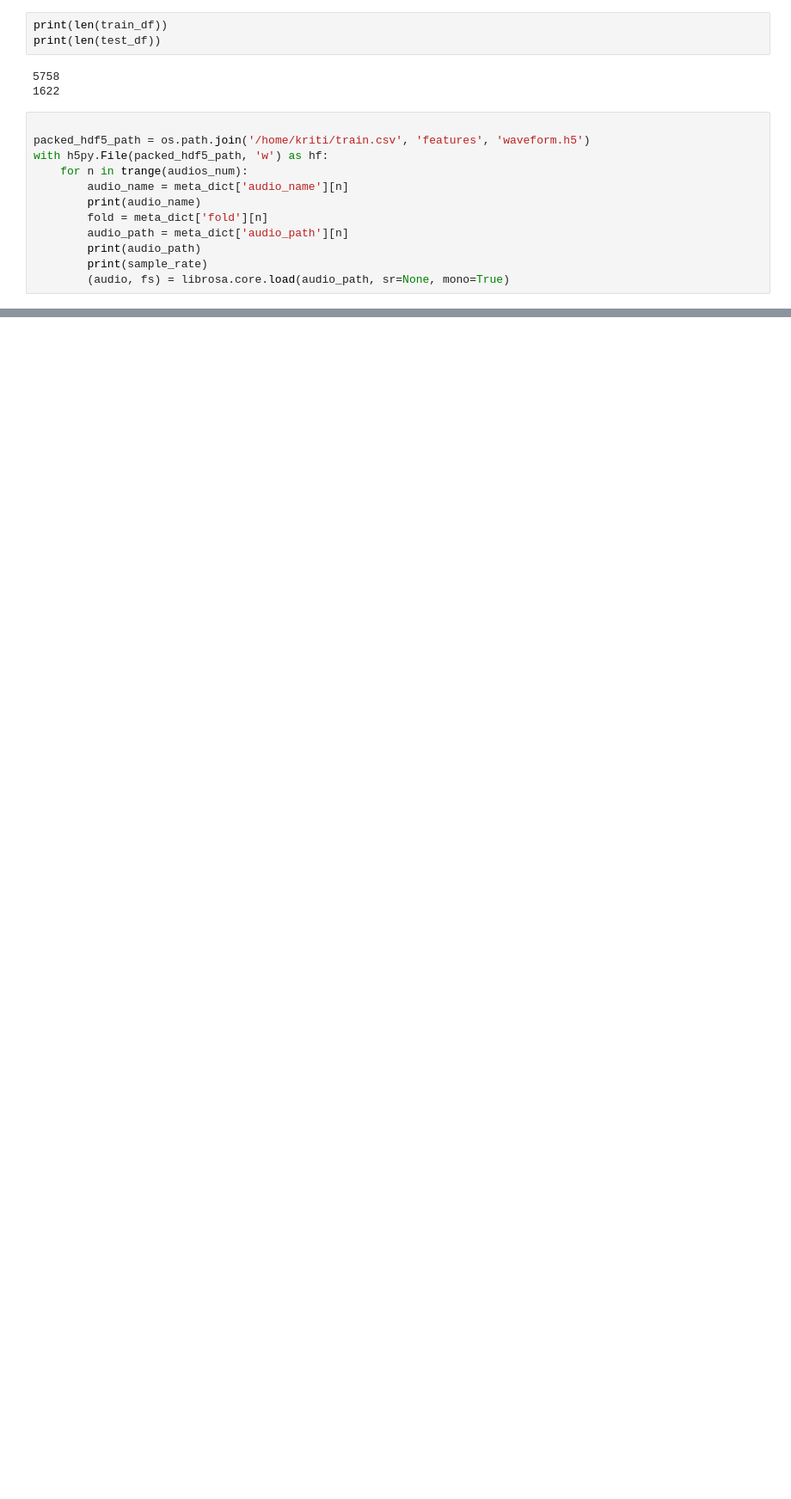
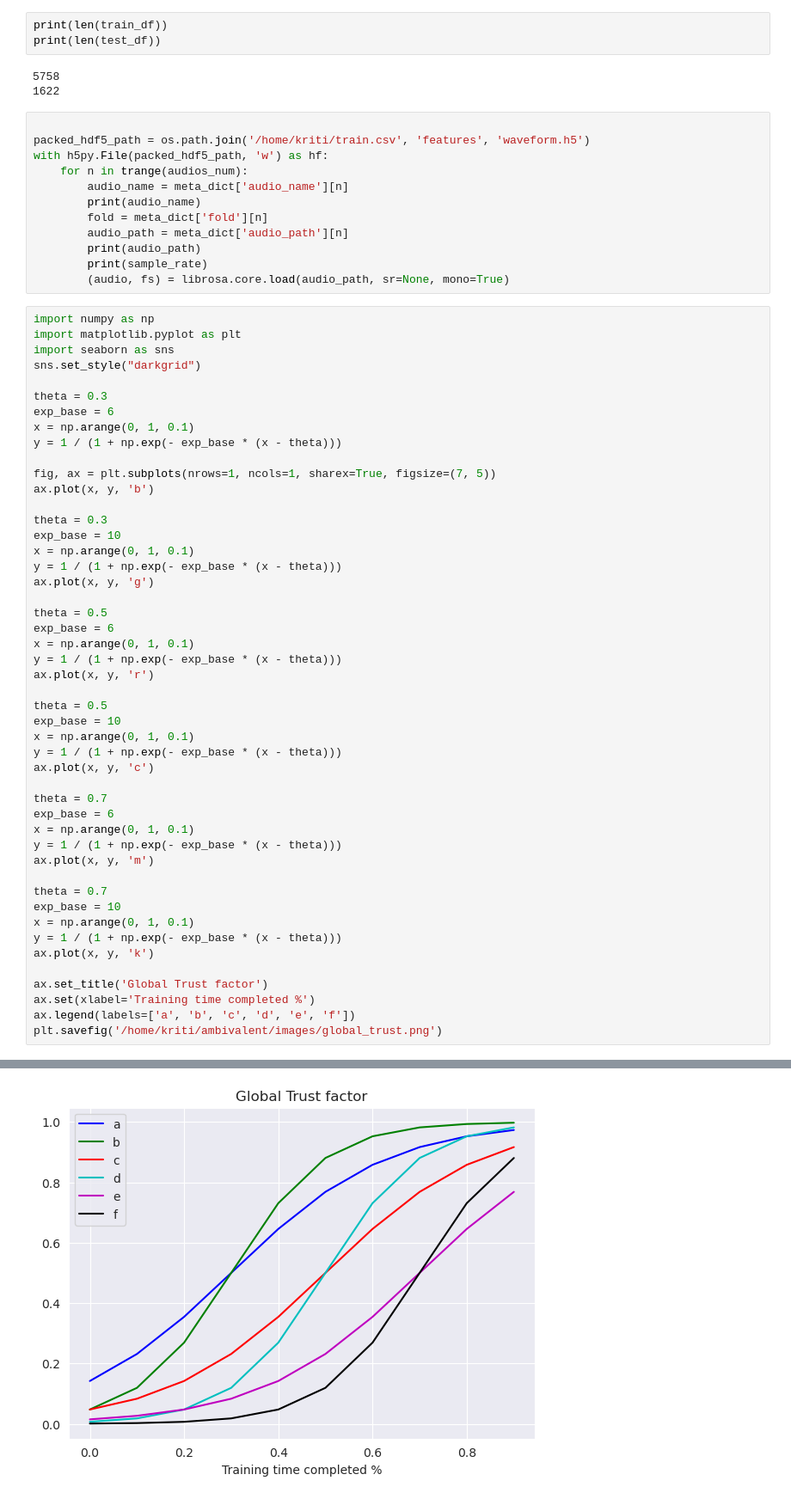
Before and after one commit to kritianandan98/ambivalent, a Jupyter notebook: src/data-explore.ipynb, the cells around one changed output, grey strips where cells are left out. Shown: that part at 86% size. Cells and saved outputs as stored; diff of their text form; blank space fills up the shorter version.

```diff
--- a/src/data-explore.ipynb
+++ b/src/data-explore.ipynb
@@ -326,3 +352,52 @@ with h5py.File(packed_hdf5_path, 'w') as hf:
         print(audio_path)
         print(sample_rate)
         (audio, fs) = librosa.core.load(audio_path, sr=None, mono=True)
+# %%
+import numpy as np
+import matplotlib.pyplot as plt
+import seaborn as sns
+sns.set_style("darkgrid")
+
+theta = 0.3
+exp_base = 6
+x = np.arange(0, 1, 0.1)
+y = 1 / (1 + np.exp(- exp_base * (x - theta)))
+
+fig, ax = plt.subplots(nrows=1, ncols=1, sharex=True, figsize=(7, 5))
+ax.plot(x, y, 'b')
+
+theta = 0.3
+exp_base = 10
+x = np.arange(0, 1, 0.1)
+y = 1 / (1 + np.exp(- exp_base * (x - theta)))
+ax.plot(x, y, 'g')
+
+theta = 0.5
+exp_base = 6
+x = np.arange(0, 1, 0.1)
+y = 1 / (1 + np.exp(- exp_base * (x - theta)))
+ax.plot(x, y, 'r')
+
+theta = 0.5
+exp_base = 10
+x = np.arange(0, 1, 0.1)
+y = 1 / (1 + np.exp(- exp_base * (x - theta)))
+ax.plot(x, y, 'c')
+
+theta = 0.7
+exp_base = 6
+x = np.arange(0, 1, 0.1)
+y = 1 / (1 + np.exp(- exp_base * (x - theta)))
+ax.plot(x, y, 'm')
+
+theta = 0.7
+exp_base = 10
+x = np.arange(0, 1, 0.1)
+y = 1 / (1 + np.exp(- exp_base * (x - theta)))
+ax.plot(x, y, 'k')
+
+ax.set_title('Global Trust factor')
+ax.set(xlabel='Training time completed %')
+ax.legend(labels=['a', 'b', 'c', 'd', 'e', 'f'])
+plt.savefig('/home/kriti/ambivalent/images/global_trust.png')
+# %% [output]
@@ -328,0 +405 @@ with h5py.File(packed_hdf5_path, 'w') as hf:
+[figure, added]
```
Also changed, not shown: parts of 16 cells of this notebook, 12 other files.
